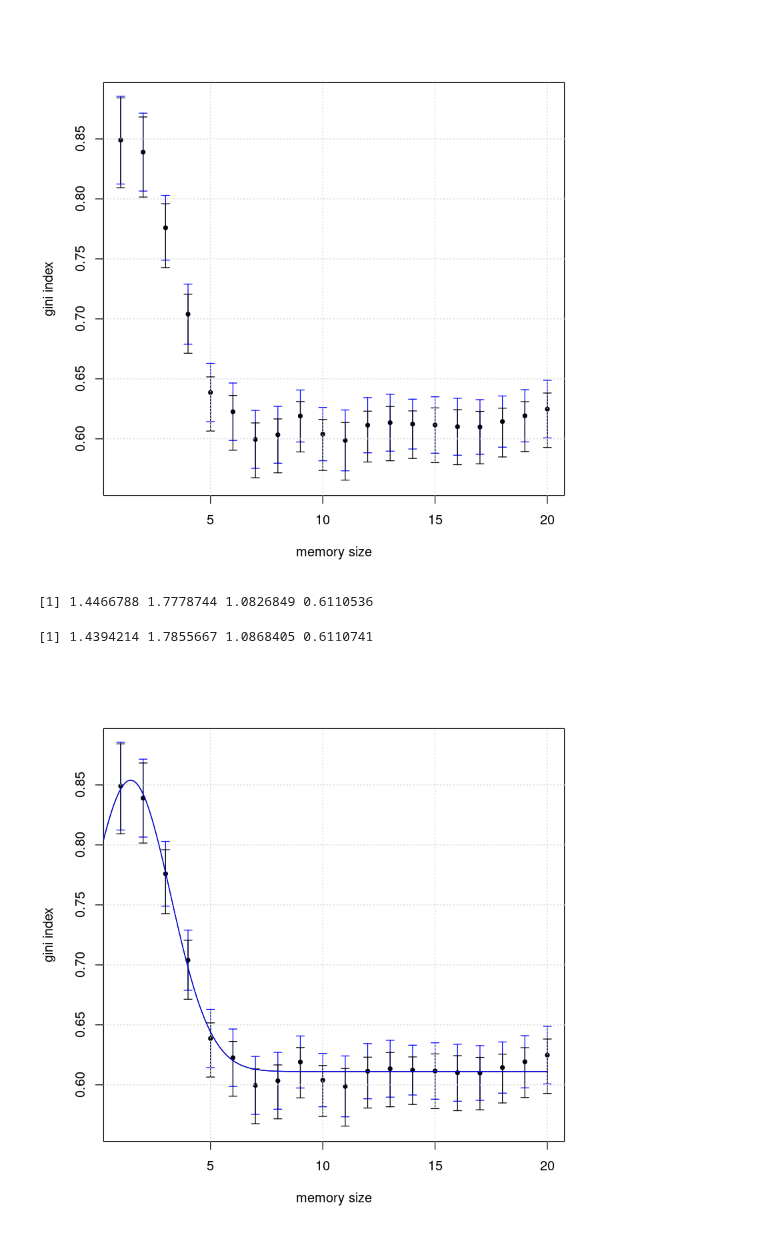
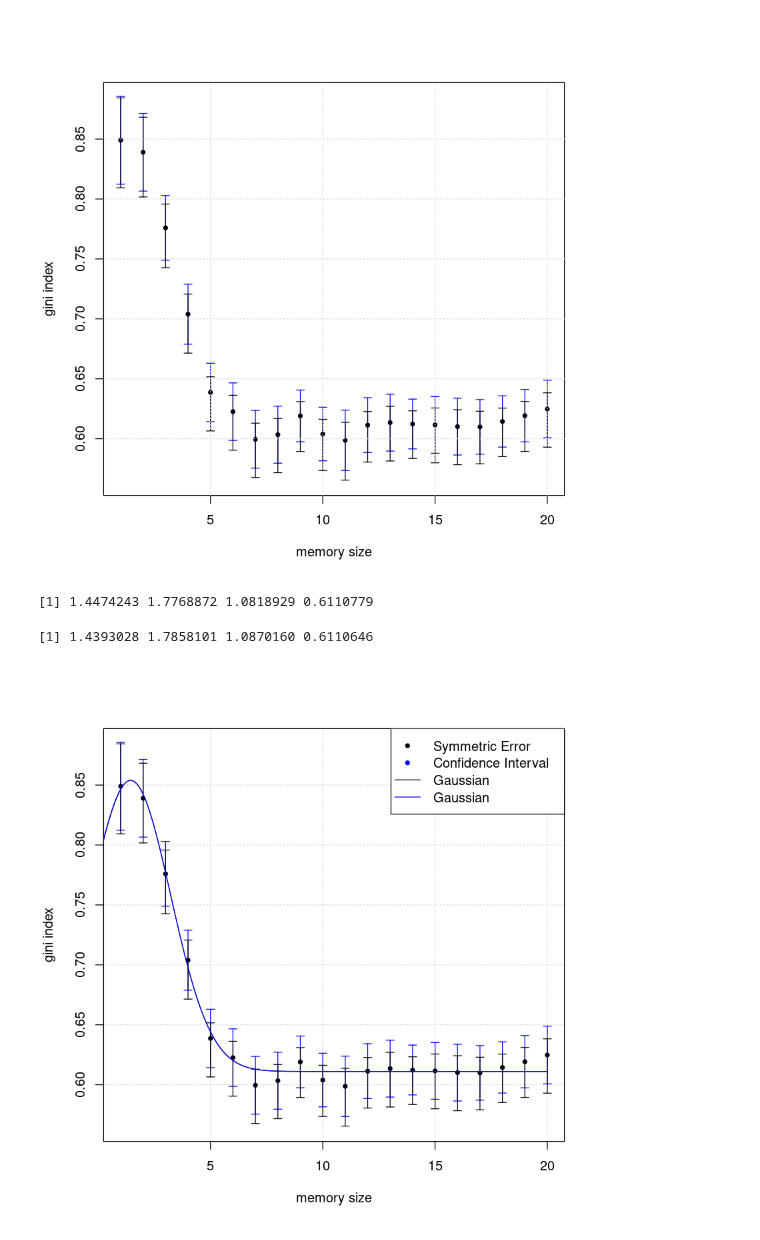
Before and after one commit to BFSteam/memory, a Jupyter notebook: jup/R/R_fit_activation_time.ipynb, the cells around one changed output. Cells and saved outputs as stored; diff of their text form; code cells hidden in the pictures.

```diff
--- a/jup/R/R_fit_activation_time.ipynb
+++ b/jup/R/R_fit_activation_time.ipynb
@@ -267,31 +268,34 @@ grid()
 # %%
 ## https://stackoverflow.com/questions/15882323/r-robust-fitting-of-data-points-to-a-gaussian-function#15883835
 fitG = function(x,y,w,mu,sig,scale,off){
     f = function(p){
         d = p[4] + p[3]*dnorm(x,mean=p[1],sd=p[2])
         sum((d-y)^2/(w^2))
     }
     optim(c(mu,sig,scale,off),f)
 }
 
 fitPboot = fitG(Data$memory, Data$gini, Data$giniup+Data$ginidown, 0.1,3.5,1.0,0.6)
 fitPstd  = fitG(Data$memory, Data$gini, Data$ginistd, 0.1,3.5,1.0,0.6)
 pboot = fitPboot$par
 pstd  = fitPstd$par
 
-plot(Data$memory, Data$gini, xlab="memory size", ylab="gini index", pch=20, ylim=range(c(Data$gini-Data$ginidown, Data$gini+Data$giniup)))
+plot(Data$memory, Data$gini, xlab="memory size", ylab="gini index", pch=20, ylim=range(c(Data$gini-Data$ginidown, Data$gini+Data$giniup)), panel.first=grid())
 arrows(Data$memory, Data$gini-Data$ginistd, Data$memory, Data$gini + Data$ginistd, length=0.05, angle=90, code=3, col='blue')
 arrows(Data$memory, Data$gini-Data$ginidown, Data$memory, Data$gini + Data$giniup, length=0.05, angle=90, code=3)
 par(new=TRUE)
-grid()
+#grid()
 
 pboot
 pstd
+
 curve(normal(x, pboot[1], pboot[2], pboot[3], pboot[4]), 0, 20 ,n=200, add=TRUE)
 curve(normal(x, pstd[1], pstd[2], pstd[3], pstd[4]), 0, 20 ,n=200, add=TRUE, col='blue')
-#lines(Data$memory,pboot[4] + pboot[3]*dnorm(Data$memory,pboot[1],pboot[2]), col=2)
-#lines(Data$memory,pstd[4] + pstd[3]*dnorm(Data$memory,pstd[1],pstd[2]), col='blue')
+
+legend("topright", pch = c(20, 20, NA, NA), lty=c(NA, NA, 1, 1),
+        col = c("black", "blue", "black", "blue"),
+        legend = c("Symmetric Error", "Confidence Interval", "Gaussian", "Gaussian"))
 # %% [output]
-[1] 1.4466788 1.7778744 1.0826849 0.6110536
+[1] 1.4474243 1.7768872 1.0818929 0.6110779
-[1] 1.4394214 1.7855667 1.0868405 0.6110741
+[1] 1.4393028 1.7858101 1.0870160 0.6110646
-[figure, old version]
+[figure, new version]
```
Also changed, not shown: parts of 11 cells of this notebook, 24 other files.
